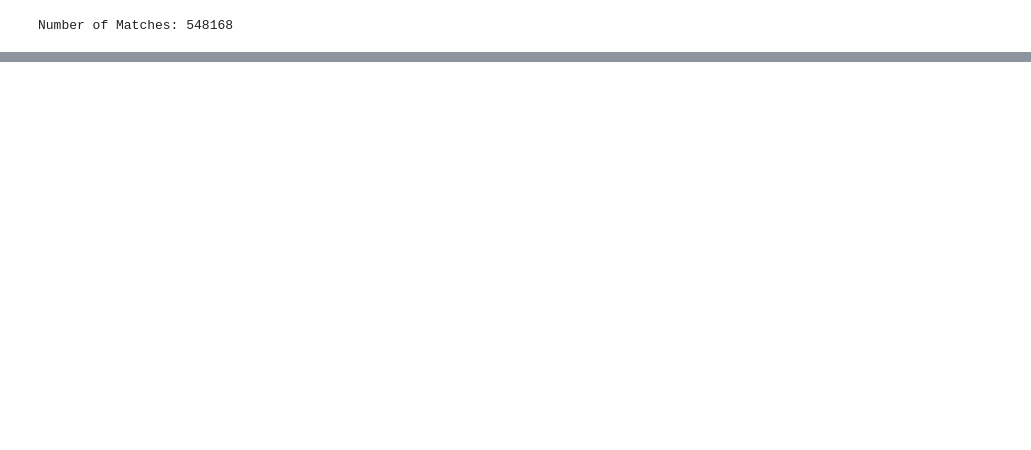
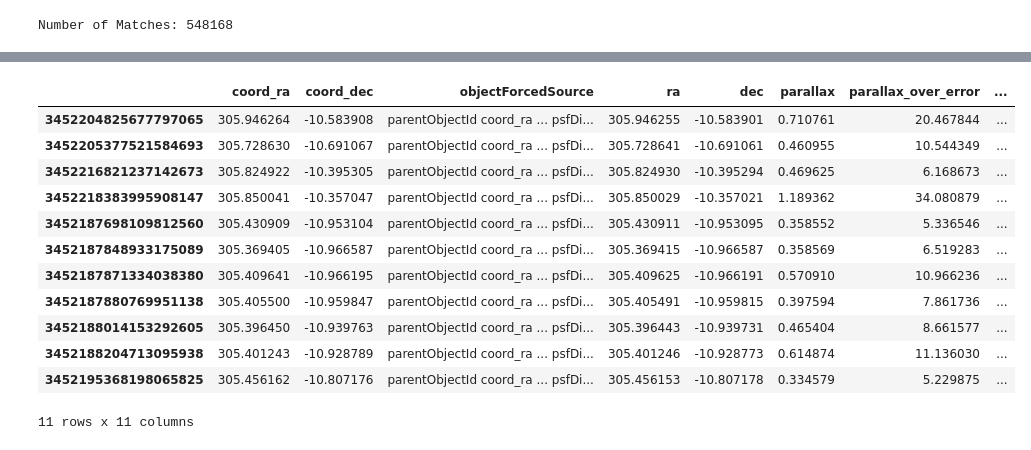
Before and after one commit to lsst-so/linccf, a Jupyter notebook: demo_notebooks/DP2/full_dp2_crossmatches.ipynb, the cells around one changed output, grey strips where cells are left out. Saved outputs shown, nothing was run; the diff lists cells and outputs as text; code cells hidden in the pictures; blank space fills up the shorter version.

```diff
--- a/demo_notebooks/DP2/full_dp2_crossmatches.ipynb
+++ b/demo_notebooks/DP2/full_dp2_crossmatches.ipynb
@@ -115,11 +114,0 @@ Number of Matches: 548168
-# %%
-%%time
-match_stream = CatalogStream(matches_by_partition, partitions_per_chunk=1000)
-
-chunks = []
-with Client(n_workers=4, memory_limit="4GB") as client:
-    for i, chunk in enumerate(match_stream):
-        chunks.append(chunk)
-
-    client.close()
-print(f"Number of Matches: {sum([chunk.sum() for chunk in chunks])}")
@@ -130,0 +118,3 @@ Wall time: 21min 59s
+# %%
+dp2_lc = lsdb.open_catalog(dp2_path, columns=["coord_ra", "coord_dec", "objectForcedSource"])
+dp2_lc
@@ -130,0 +133,7 @@ Wall time: 21min 59s
+# %%
+#query for lightcurves with at least 50 observations
+def filter_lengths(nf):
+    # define a function that applies to each dataframe partition
+    return nf[nf["objectForcedSource"].len() > 50] # nested columns have a direct len()
+
+dp2_lc_filtered = dp2_lc.map_partitions(filter_lengths)
@@ -130,0 +142,3 @@ Wall time: 21min 59s
+# %%
+xmatch_lc = dp2_lc_filtered.crossmatch(gaia_filtered, suffix_method="overlapping_columns")
+xmatch_lc
@@ -130,0 +164,14 @@ Wall time: 21min 59s
+# %%
+%%time
+match_stream = CatalogStream(xmatch_lc, partitions_per_chunk=4, shuffle=False)
+
+chunks = []
+# 16 GB workers end up being needed to perform this workflow
+with Client(n_workers=1, memory_limit="16GB") as client:
+    match_iter = iter(match_stream)
+    for i in range(20):
+        chunks.append(next(match_iter))
+    client.close()
+match_df = pd.concat(chunks)
+match_df
+# %% [output]
@@ -130,0 +180,13 @@ Wall time: 21min 59s
+|  | coord_ra | coord_dec | objectForcedSource | ra | dec | parallax | parallax_over_error | ... |
+| 3452204825677797065 | 305.946264 | -10.583908 | parentObjectId coord_ra ... psfDi... | 305.946255 | -10.583901 | 0.710761 | 20.467844 | ... |
+| 3452205377521584693 | 305.728630 | -10.691067 | parentObjectId coord_ra ... psfDi... | 305.728641 | -10.691061 | 0.460955 | 10.544349 | ... |
+| 3452216821237142673 | 305.824922 | -10.395305 | parentObjectId coord_ra ... psfDi... | 305.824930 | -10.395294 | 0.469625 | 6.168673 | ... |
+| 3452218383995908147 | 305.850041 | -10.357047 | parentObjectId coord_ra ... psfDi... | 305.850029 | -10.357021 | 1.189362 | 34.080879 | ... |
+| 3452187698109812560 | 305.430909 | -10.953104 | parentObjectId coord_ra ... psfDi... | 305.430911 | -10.953095 | 0.358552 | 5.336546 | ... |
+| 3452187848933175089 | 305.369405 | -10.966587 | parentObjectId coord_ra ... psfDi... | 305.369415 | -10.966587 | 0.358569 | 6.519283 | ... |
+| 3452187871334038380 | 305.409641 | -10.966195 | parentObjectId coord_ra ... psfDi... | 305.409625 | -10.966191 | 0.570910 | 10.966236 | ... |
+| 3452187880769951138 | 305.405500 | -10.959847 | parentObjectId coord_ra ... psfDi... | 305.405491 | -10.959815 | 0.397594 | 7.861736 | ... |
+| 3452188014153292605 | 305.396450 | -10.939763 | parentObjectId coord_ra ... psfDi... | 305.396443 | -10.939731 | 0.465404 | 8.661577 | ... |
+| 3452188204713095938 | 305.401243 | -10.928789 | parentObjectId coord_ra ... psfDi... | 305.401246 | -10.928773 | 0.614874 | 11.136030 | ... |
+| 3452195368198065825 | 305.456162 | -10.807176 | parentObjectId coord_ra ... psfDi... | 305.456153 | -10.807178 | 0.334579 | 5.229875 | ... |
+11 rows x 11 columns
```
Also changed, not shown: parts of 30 cells of this notebook.
